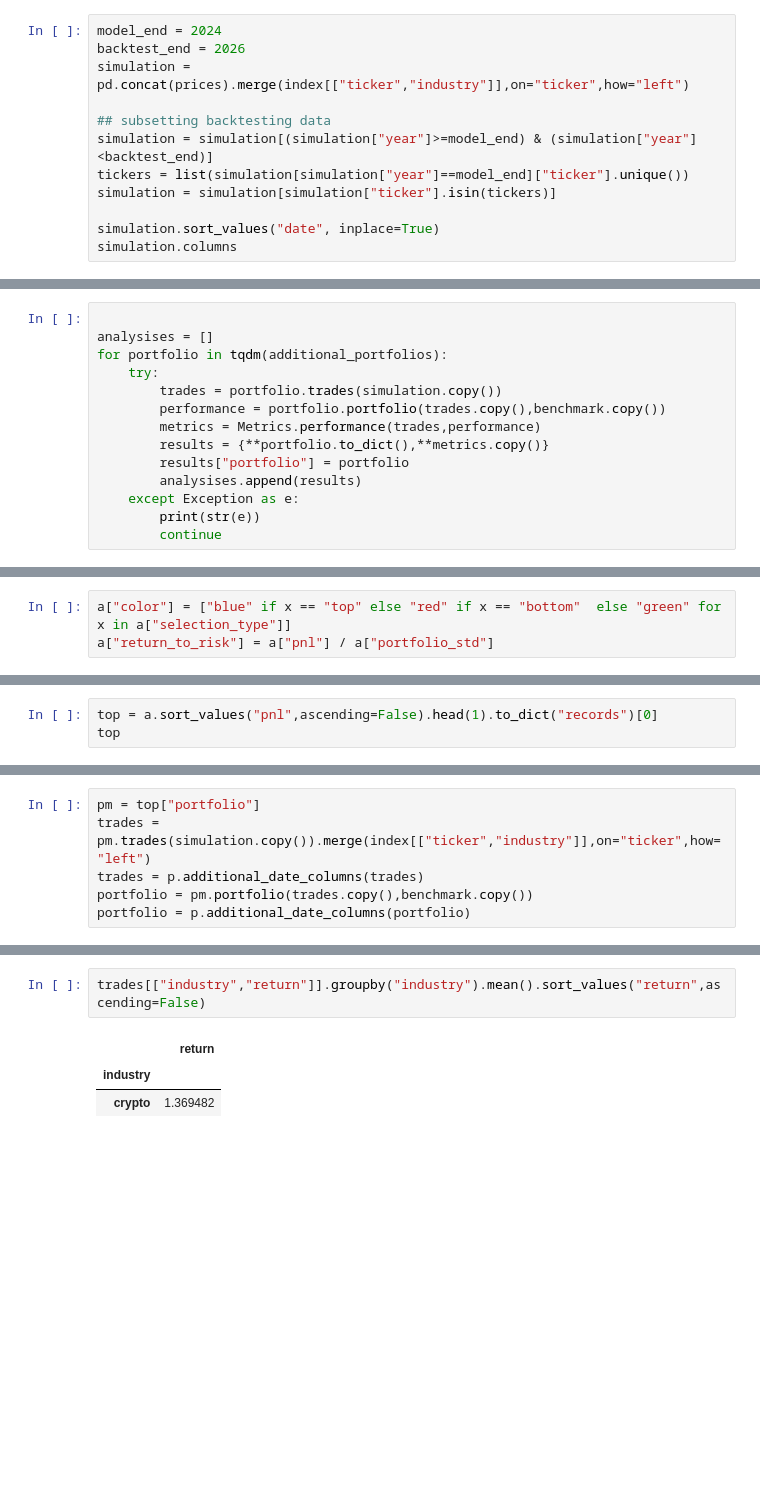
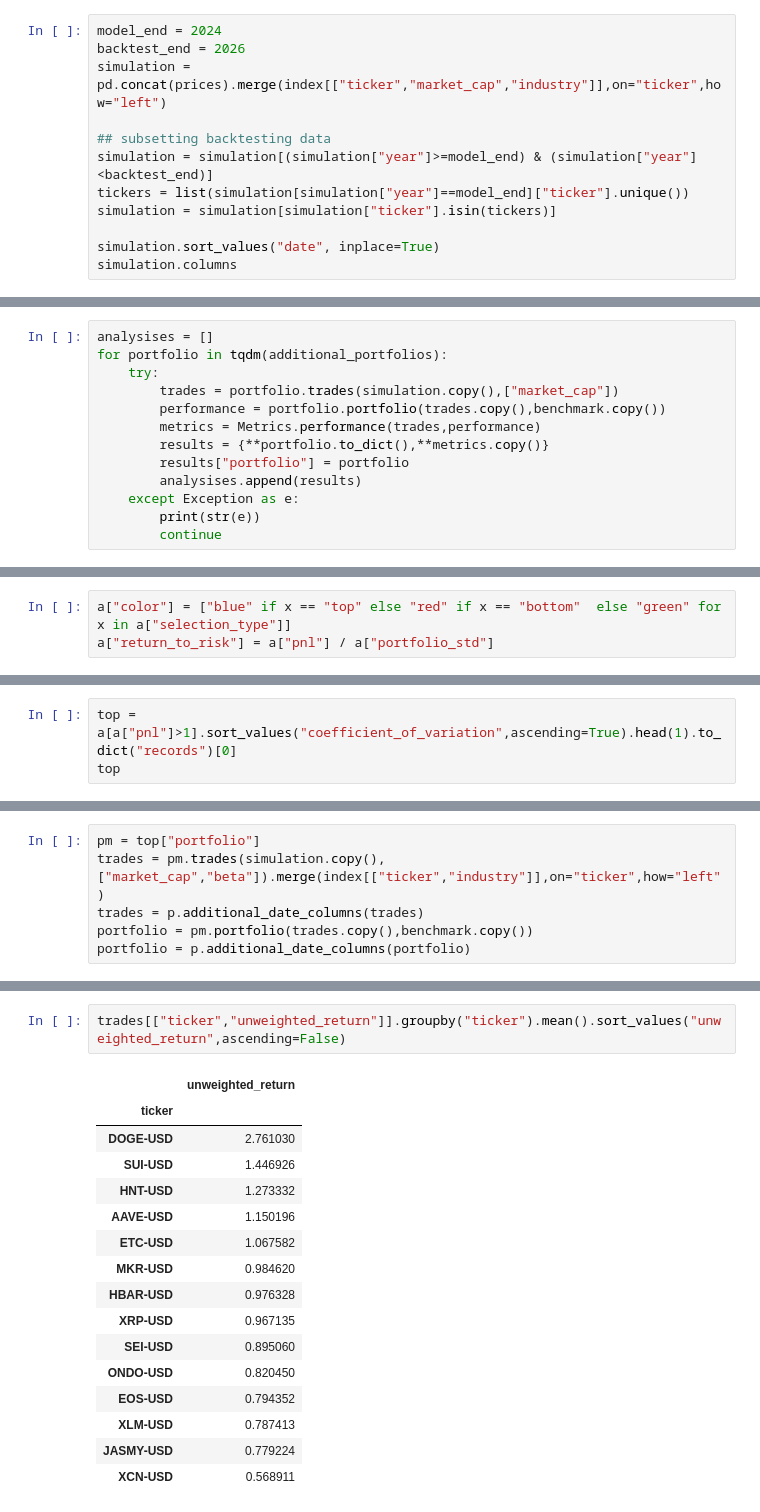
Before and after one commit to chung-ejy/orivault, a Jupyter notebook: studies/swing_trading_study/speculation_basic_crypto.ipynb, the cells around one changed output, grey strips where cells are left out. Saved outputs shown, nothing was run; the diff lists cells and outputs as text; blank space fills up the shorter version.

```diff
--- a/studies/swing_trading_study/speculation_basic_crypto.ipynb
+++ b/studies/swing_trading_study/speculation_basic_crypto.ipynb
@@ -62,7 +90,7 @@ market.disconnect()
 # %%
 model_end = 2024
 backtest_end = 2026
-simulation = pd.concat(prices).merge(index[["ticker","industry"]],on="ticker",how="left")
+simulation = pd.concat(prices).merge(index[["ticker","market_cap","industry"]],on="ticker",how="left")
 
 ## subsetting backtesting data
 simulation = simulation[(simulation["year"]>=model_end) & (simulation["year"]<backtest_end)]
@@ -98,11 +119,10 @@ for portfolio in portfolios:
         portfolio_copy.ranking_metric = member.label
         additional_portfolios.append(portfolio_copy)
 # %%
-
 analysises = []
 for portfolio in tqdm(additional_portfolios):
     try:
-        trades = portfolio.trades(simulation.copy())
+        trades = portfolio.trades(simulation.copy(),["market_cap"])
         performance = portfolio.portfolio(trades.copy(),benchmark.copy())
         metrics = Metrics.performance(trades,performance)
         results = {**portfolio.to_dict(),**metrics.copy()}
@@ -174,4 +194,4 @@ plt.show()
 # %%
-top = a.sort_values("pnl",ascending=False).head(1).to_dict("records")[0]
+top = a[a["pnl"]>1].sort_values("coefficient_of_variation",ascending=True).head(1).to_dict("records")[0]
 top
 # %% [output]
@@ -197,6 +218,6 @@ top
 # %%
 pm = top["portfolio"]
-trades = pm.trades(simulation.copy()).merge(index[["ticker","industry"]],on="ticker",how="left")
+trades = pm.trades(simulation.copy(),["market_cap","beta"]).merge(index[["ticker","industry"]],on="ticker",how="left")
 trades = p.additional_date_columns(trades)
 portfolio = pm.portfolio(trades.copy(),benchmark.copy())
 portfolio = p.additional_date_columns(portfolio)
@@ -229,6 +250,19 @@ plt.show()
 # %%
-trades[["industry","return"]].groupby("industry").mean().sort_values("return",ascending=False)
+trades[["ticker","unweighted_return"]].groupby("ticker").mean().sort_values("unweighted_return",ascending=False)
 # %% [output]
-|  | return |
-| industry |  |
-| crypto | 1.369482 |
+|  | unweighted_return |
+| ticker |  |
+| DOGE-USD | 2.761030 |
+| SUI-USD | 1.446926 |
+| HNT-USD | 1.273332 |
+| AAVE-USD | 1.150196 |
+| ETC-USD | 1.067582 |
+| MKR-USD | 0.984620 |
+| HBAR-USD | 0.976328 |
+| XRP-USD | 0.967135 |
+| SEI-USD | 0.895060 |
+| ONDO-USD | 0.820450 |
+| EOS-USD | 0.794352 |
+| XLM-USD | 0.787413 |
+| JASMY-USD | 0.779224 |
+| XCN-USD | 0.568911 |
```
Also changed, not shown: parts of 11 cells of this notebook, 6 other files.
